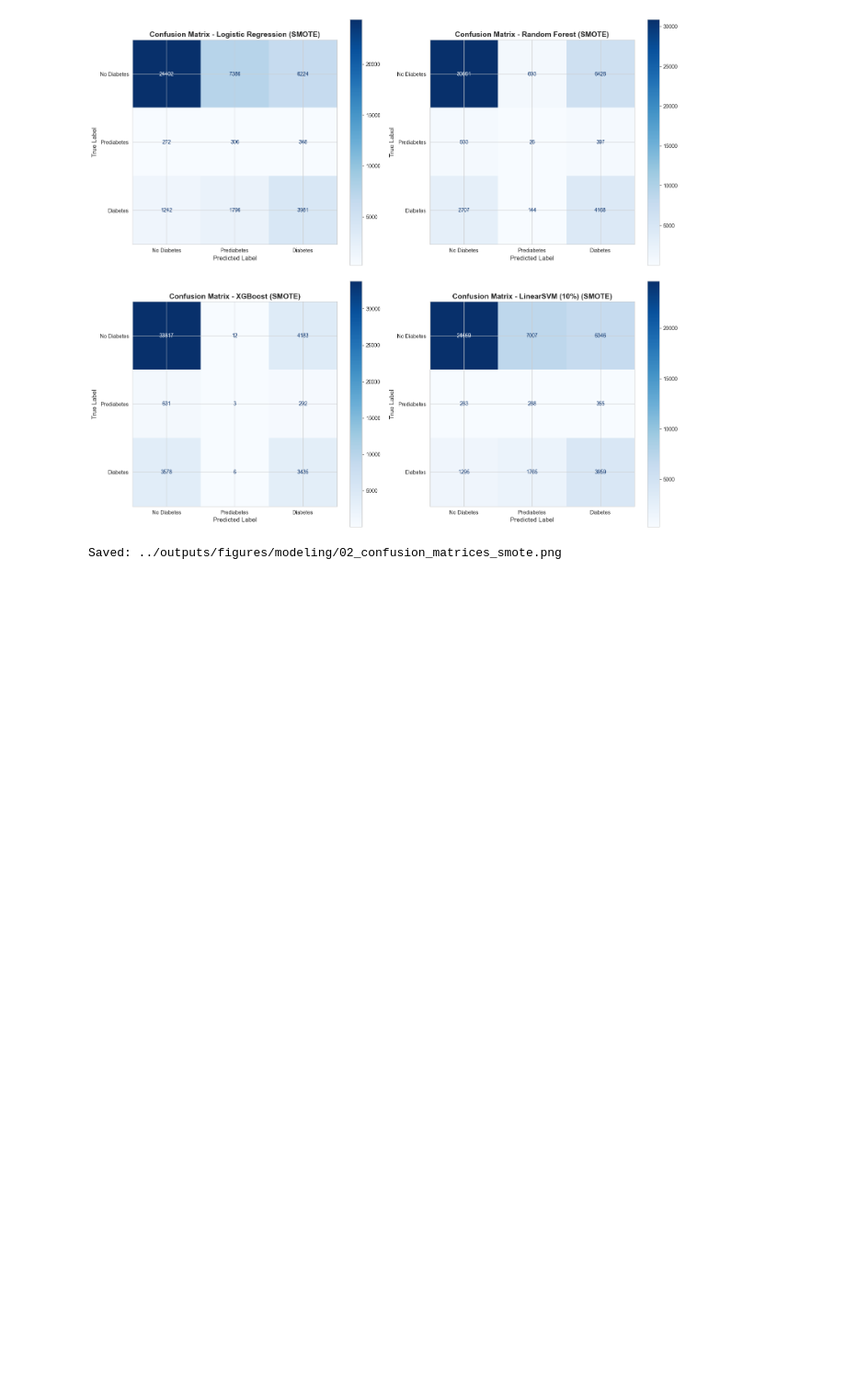
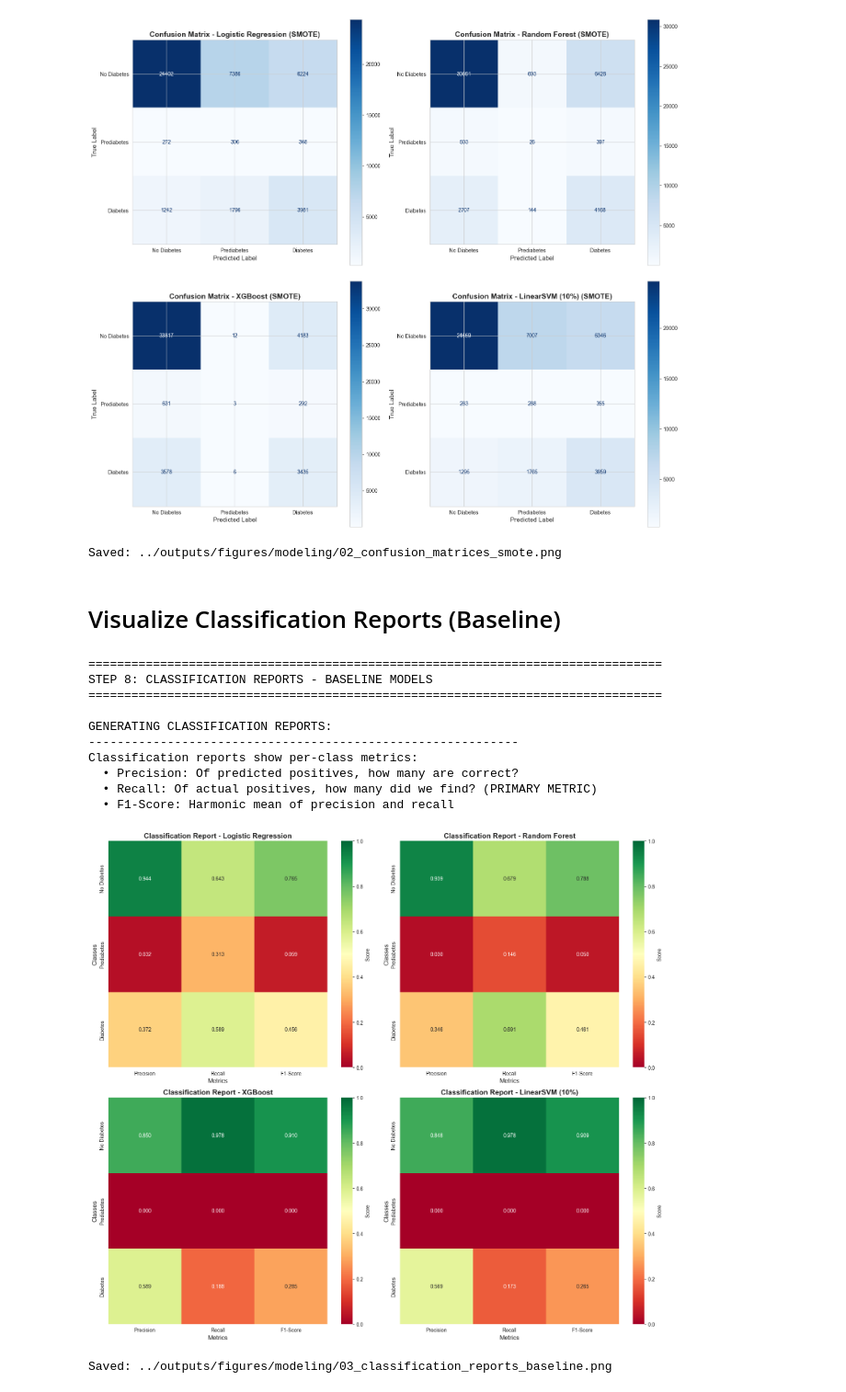
Before and after one commit to eyyuboeztuerk-arch/diabetes-multiclass-project, a Jupyter notebook: notebooks/03_modeling.ipynb, the cells around one changed output. Shown at 92% size. Cells and saved outputs as stored; diff of their text form; code cells hidden in the pictures; blank space fills up the shorter version.

Commit message:
Visualize classification reports in 03_modeling.ipynb

```diff
--- a/notebooks/03_modeling.ipynb
+++ b/notebooks/03_modeling.ipynb
@@ -538,3 +538,49 @@ GENERATING CONFUSION MATRICES (SMOTE):
 ------------------------------------------------------------
 [figure]
 Saved: ../outputs/figures/modeling/02_confusion_matrices_smote.png
+# %% [markdown]
+# Visualize Classification Reports (Baseline)
+# %%
+# =============================================================================
+# 8. VISUALIZE CLASSIFICATION REPORTS - BASELINE
+# =============================================================================
+print("\n" + "="*80)
+print("STEP 8: CLASSIFICATION REPORTS - BASELINE MODELS")
+print("="*80)
+
+print("\nGENERATING CLASSIFICATION REPORTS:")
+print("-" * 60)
+print("Classification reports show per-class metrics:")
+print("  • Precision: Of predicted positives, how many are correct?")
+print("  • Recall: Of actual positives, how many did we find? (PRIMARY METRIC)")
+print("  • F1-Score: Harmonic mean of precision and recall")
+
+fig, axes = plt.subplots(2, 2, figsize=(16, 14))
+axes = axes.ravel()
+
+for idx, (model_name, model) in enumerate(models_baseline.items()):
+    plot_classification_report(
+        model,
+        features_test_eng,
+        target_test,  # pyright: ignore[reportArgumentType]
+        model_name,
+        ax=axes[idx]
+    )
+
+plt.tight_layout()
+plt.savefig(f"{output_dir}/03_classification_reports_baseline.png", dpi=300, bbox_inches='tight')
+plt.show()
+print(f"\nSaved: {output_dir}/03_classification_reports_baseline.png")
+# %% [output]
+================================================================================
+STEP 8: CLASSIFICATION REPORTS - BASELINE MODELS
+================================================================================
+
+GENERATING CLASSIFICATION REPORTS:
+------------------------------------------------------------
+Classification reports show per-class metrics:
+  • Precision: Of predicted positives, how many are correct?
+  • Recall: Of actual positives, how many did we find? (PRIMARY METRIC)
+  • F1-Score: Harmonic mean of precision and recall
+[figure, added]
+Saved: ../outputs/figures/modeling/03_classification_reports_baseline.png
```
